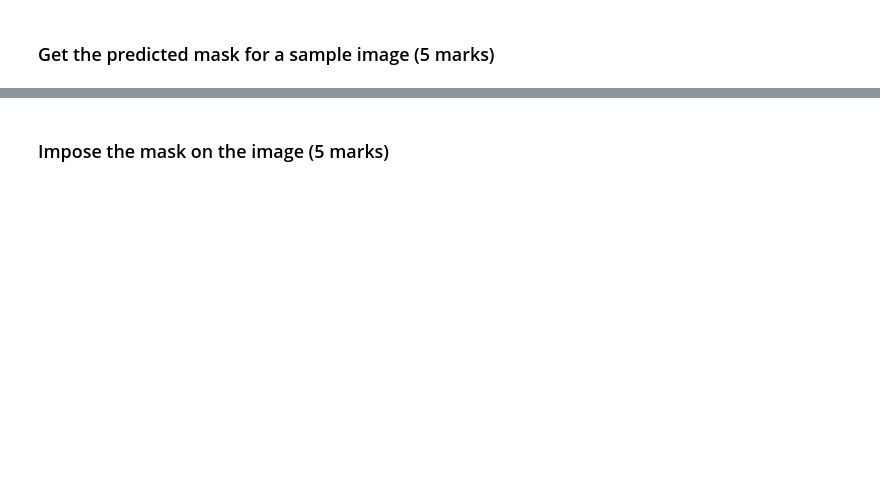
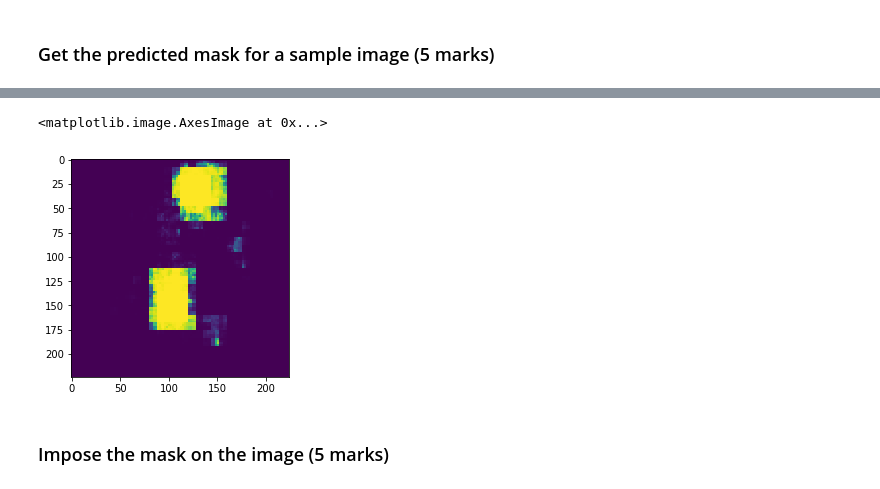
Before and after one commit to glaiml/prj9-cv-object-detection, a Jupyter notebook: VGK_Face_detection_Questions_Project_CV_AIML_Online.ipynb, the cells around one changed output, grey strips where cells are left out. Cells and saved outputs as stored; diff of their text form; code cells hidden in the pictures; blank space fills up the shorter version.

```diff
--- a/VGK_Face_detection_Questions_Project_CV_AIML_Online.ipynb
+++ b/VGK_Face_detection_Questions_Project_CV_AIML_Online.ipynb
@@ -290,3 +278,10 @@ def dice_coefficient(y_true, y_pred):
+# %%
+def dice_coefficient(y_true, y_pred):
+    smooth = 1.
+    y_true_f = tensorflow.keras.backend.flatten(y_true)
+    y_pred_f = tensorflow.keras.backend.flatten(y_pred)
+    intersection = tensorflow.keras.backend.sum(y_true_f * y_pred_f)
+    return (2. * intersection + smooth) / (tensorflow.keras.backend.sum(y_true_f) + tensorflow.keras.backend.sum(y_pred_f) + smooth)
 # %% [markdown]
 ### Define loss
 # %%
@@ -305,3 +298,6 @@ def loss(y_true, y_pred):
+# %%
+adam = tensorflow.keras.optimizers.Adam(learning_rate=0.001)
+model.compile(adam, loss=loss, metrics=[dice_coefficient])
 # %% [markdown]
 ### Define checkpoint and earlystopping
 # %%
@@ -320,0 +317,2 @@ reduce_lr = ReduceLROnPlateau(monitor="loss", factor=0.2, patience=5, min_lr=1e-
+# %%
+model.fit(x=X_train, y=masks, batch_size=1, epochs=20, verbose=1, callbacks=[reduce_lr , checkpoint, stop], workers=1, use_multiprocessing=True)
@@ -328,2 +354,11 @@ sample_image = X_train[n]
+# %%
+sample_image = np.resize(sample_image, (1, 224, 224, 3))
+sample_image.shape
+pred_mask = model.predict(x=sample_image)
+pred_mask = np.resize(pred_mask, (224, 224))
+pyplot.imshow(pred_mask)
+# %% [output]
+<matplotlib.image.AxesImage at 0x...>
+[figure, added]
 # %% [markdown]
 ### Impose the mask on the image (5 marks)
```
Also changed, not shown: parts of 19 cells of this notebook.
